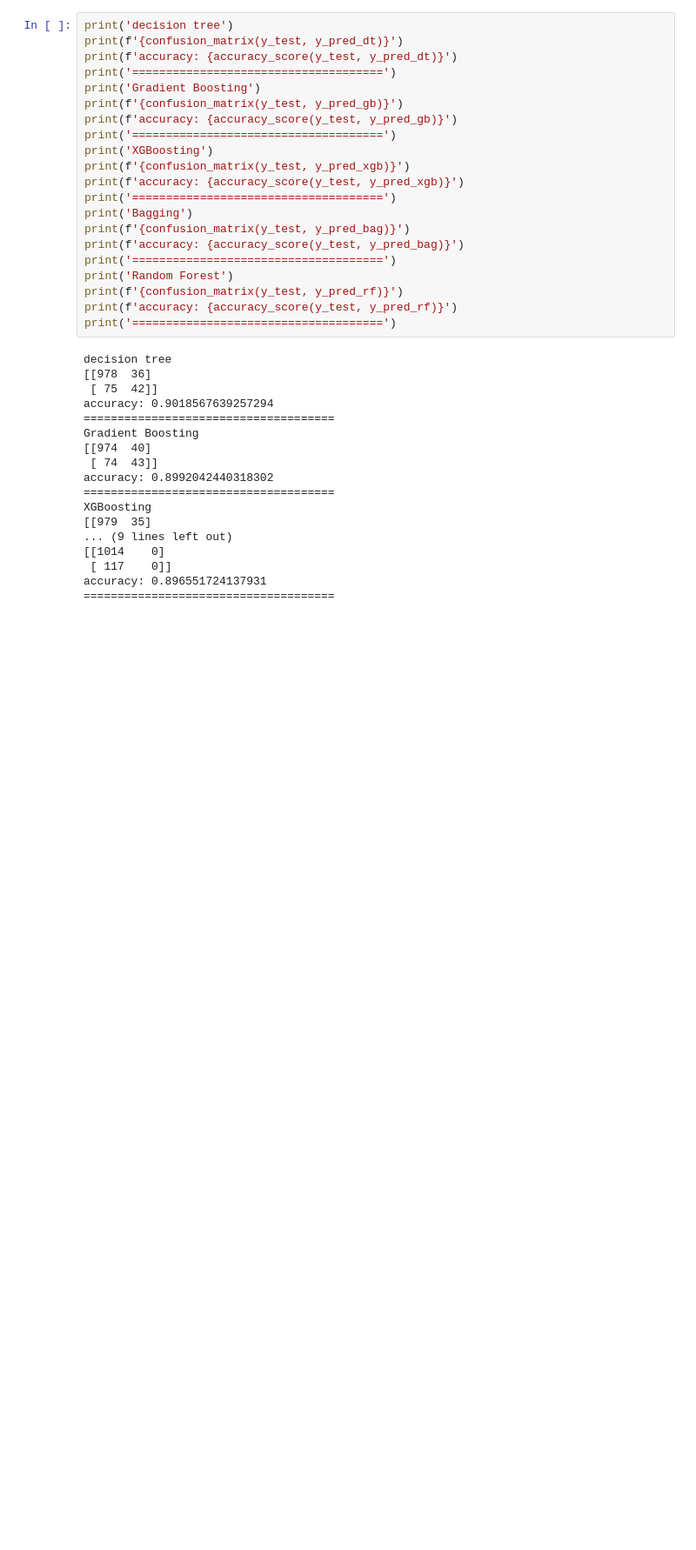
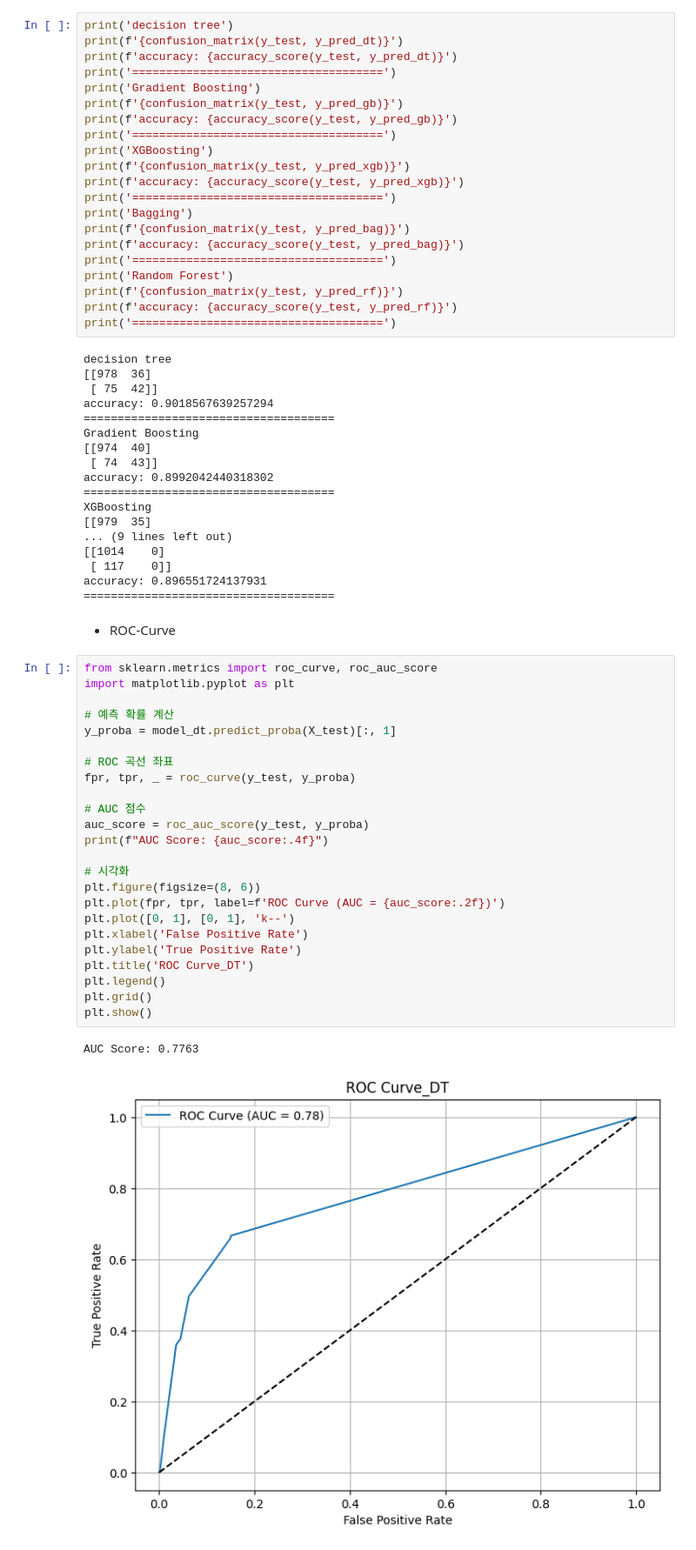
Before and after one commit to yunju-1118/EWHA, a Jupyter notebook: HW2.ipynb, the cells around one changed output. Shown at 87% size. Cells and saved outputs as stored; diff of their text form; blank space fills up the shorter version.

```diff
--- a/HW2.ipynb
+++ b/HW2.ipynb
@@ -453,3 +450,32 @@ XGBoosting
  [ 117    0]]
 accuracy: 0.896551724137931
 =====================================
+# %% [markdown]
++ ROC-Curve
+# %%
+from sklearn.metrics import roc_curve, roc_auc_score
+import matplotlib.pyplot as plt
+
+# 예측 확률 계산
+y_proba = model_dt.predict_proba(X_test)[:, 1]
+
+# ROC 곡선 좌표
+fpr, tpr, _ = roc_curve(y_test, y_proba)
+
+# AUC 점수
+auc_score = roc_auc_score(y_test, y_proba)
+print(f"AUC Score: {auc_score:.4f}")
+
+# 시각화
+plt.figure(figsize=(8, 6))
+plt.plot(fpr, tpr, label=f'ROC Curve (AUC = {auc_score:.2f})')
+plt.plot([0, 1], [0, 1], 'k--')
+plt.xlabel('False Positive Rate')
+plt.ylabel('True Positive Rate')
+plt.title('ROC Curve_DT')
+plt.legend()
+plt.grid()
+plt.show()
+# %% [output]
+AUC Score: 0.7763
+[figure, added]
```
Also changed, not shown: parts of 14 cells of this notebook.
